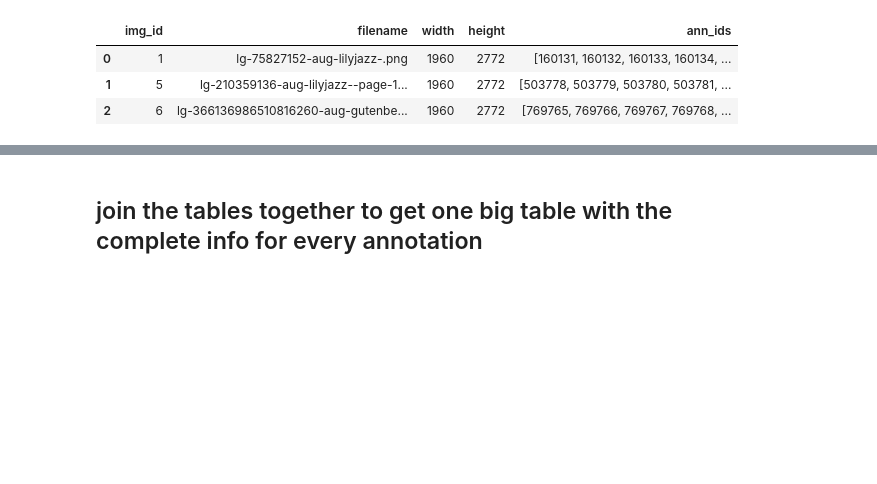
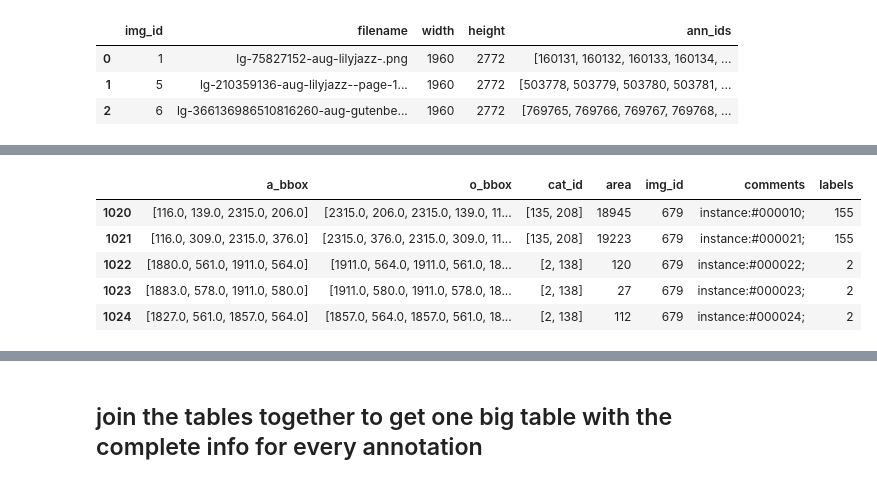
Before and after one commit to dmgonzalez8/OMR, a Jupyter notebook: torch setup and feature engineering.ipynb, the cells around one changed output, grey strips where cells are left out. Drawn from its saved outputs; the diff is of its cells as text; code cells hidden in the pictures; blank space fills up the shorter version.

```diff
--- a/torch setup.ipynb
+++ b/torch setup and feature engineering.ipynb
@@ -66,0 +78,30 @@ test_images.head(3)
+# %%
+# remap the class labels
+class_mapping = dict(zip(raw_labels['old_id'].astype(str), raw_labels['label']))
+
+# Define a function to replace each cat_id list with corresponding class names
+def map_cat_ids_to_classes(cat_ids):
+    return [class_mapping.get(str(cat_id)) for cat_id in cat_ids]
+
+def clean_labels(label_list):
+    # Use a set comprehension to remove duplicates and filter out None values
+    return list({label for label in label_list if label is not None})
+
+def select_highest_precedence(label_list):
+    return max(label_list)
+
+# Apply this function to the cat_id column in train and test obboxs DataFrames
+train_obboxs['label'] = train_obboxs['cat_id'].apply(map_cat_ids_to_classes)
+test_obboxs['label'] = test_obboxs['cat_id'].apply(map_cat_ids_to_classes)
+train_obboxs['label'] = train_obboxs['labels'].apply(clean_labels)
+test_obboxs['label'] = test_obboxs['labels'].apply(clean_labels)
+train_obboxs['label'] = train_obboxs['labels'].apply(select_highest_precedence)
+test_obboxs['label'] = test_obboxs['labels'].apply(select_highest_precedence)
+train_obboxs.head()
+# %% [output]
+|  | a_bbox | o_bbox | cat_id | area | img_id | comments | labels |
+| 1020 | [116.0, 139.0, 2315.0, 206.0] | [2315.0, 206.0, 2315.0, 139.0, 11... | [135, 208] | 18945 | 679 | instance:#000010; | 155 |
+| 1021 | [116.0, 309.0, 2315.0, 376.0] | [2315.0, 376.0, 2315.0, 309.0, 11... | [135, 208] | 19223 | 679 | instance:#000021; | 155 |
+| 1022 | [1880.0, 561.0, 1911.0, 564.0] | [1911.0, 564.0, 1911.0, 561.0, 18... | [2, 138] | 120 | 679 | instance:#000022; | 2 |
+| 1023 | [1883.0, 578.0, 1911.0, 580.0] | [1911.0, 580.0, 1911.0, 578.0, 18... | [2, 138] | 27 | 679 | instance:#000023; | 2 |
+| 1024 | [1827.0, 561.0, 1857.0, 564.0] | [1857.0, 564.0, 1857.0, 561.0, 18... | [2, 138] | 112 | 679 | instance:#000024; | 2 |
```
Also changed, not shown: parts of 10 cells of this notebook.
